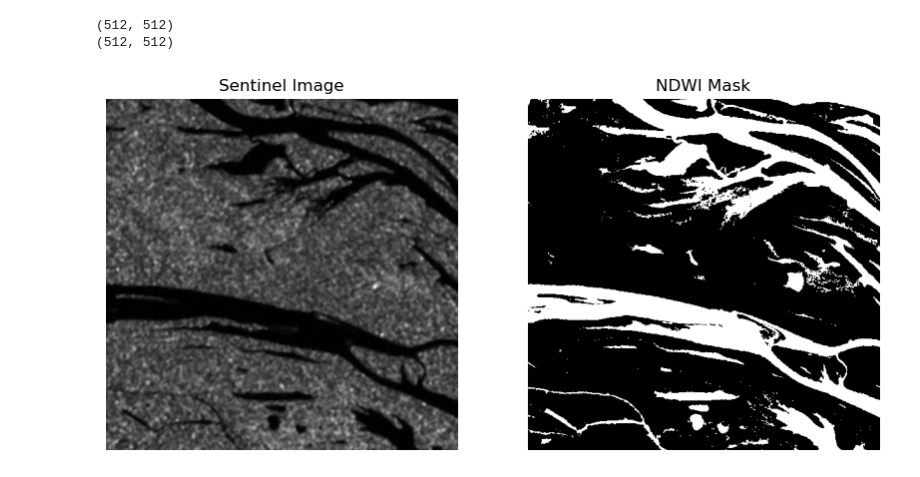
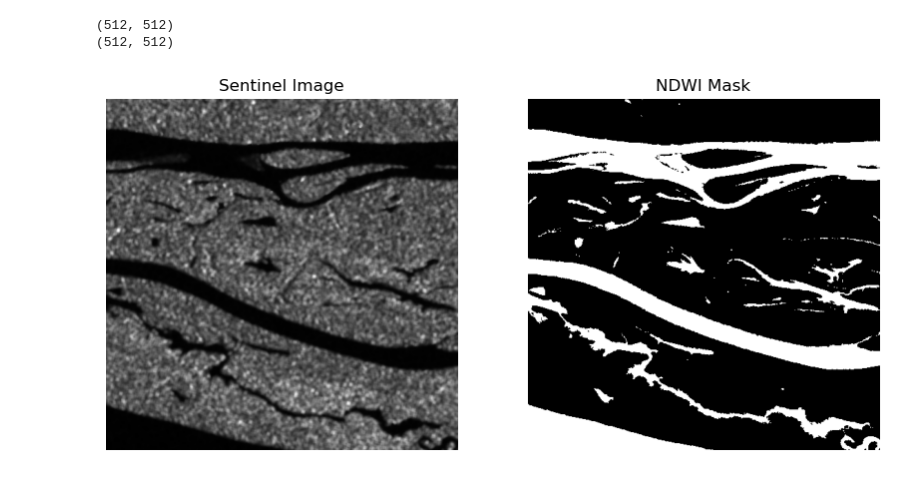
Before and after one commit to GVCL/IWSeg-SAR-Poison, a Jupyter notebook: temp.ipynb, the cells around one changed output. Cells and saved outputs as stored; diff of their text form; code cells hidden in the pictures.

```diff
--- a/temp.ipynb
+++ b/temp.ipynb
@@ -1,32 +1,32 @@
 # %%
 import tifffile as tiff
 import matplotlib.pyplot as plt
 
-num = 0
+num = 192
 
 arbitrary_img = tiff.imread(f"./data_new/{num}.tif")
 arbitrary_img = arbitrary_img[0]
 print(arbitrary_img.shape)
 arbitrary_mask = tiff.imread(f"./GEE_Masks/GEE_resized/train_gee/train_0_gee_with_diff_kernels/NDWI_Mask_{num}_resized_corrupt.tif")
 print(arbitrary_mask.shape)
 plt.figure(figsize=(10, 5))
 
 plt.subplot(1, 2, 1)
 plt.imshow(arbitrary_img.squeeze(), cmap='gray')
 plt.title('Sentinel Image')
 plt.axis('off')
 
 plt.subplot(1, 2, 2)
 plt.imshow(arbitrary_mask, cmap='gray')
 plt.title('NDWI Mask')
 plt.axis('off')
 
 plt.savefig("test.jpg", bbox_inches="tight")
 plt.show()
 # %% [output]
 (512, 512)
 (512, 512)
-[figure, old version]
+[figure, new version]
 # %%
 plt.figure(figsize=(7,5))
 plt.imshow(arbitrary_img.squeeze(), cmap='gray')
```
Also changed, not shown: parts of 4 cells of this notebook, 9 other files.
